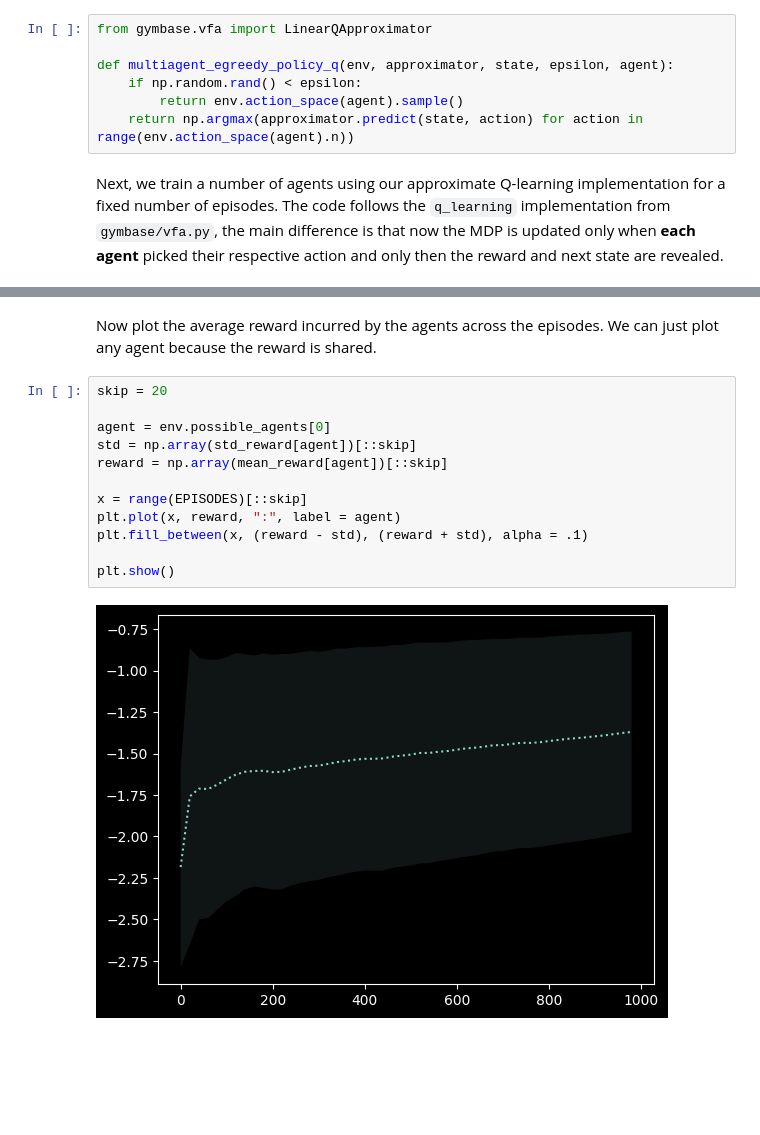
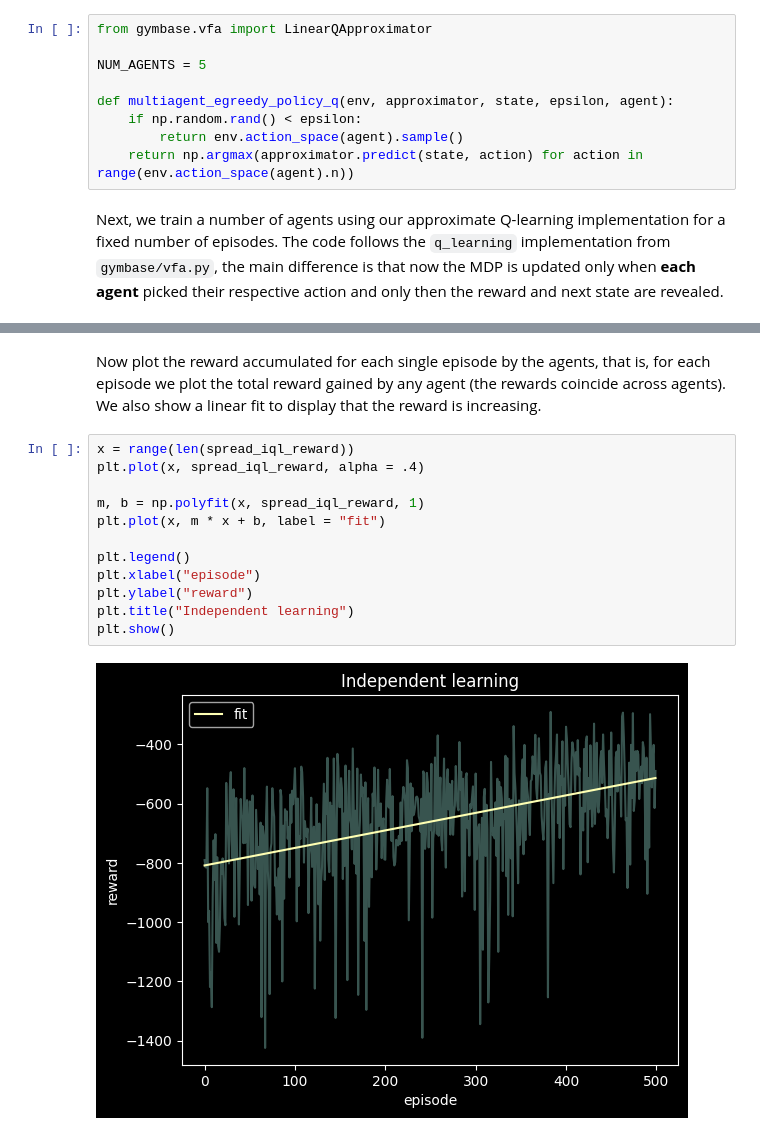
Before and after one commit to afflint/rlcoding, a Jupyter notebook: 2024-25/L7-multiagent-rl.ipynb, the cells around one changed output, grey strips where cells are left out. Cells and saved outputs as stored; diff of their text form; blank space fills up the shorter version.

Commit message:
global learning code and plot

````diff
--- a/2024-25/L7-multiagent-rl.ipynb
+++ b/2024-25/L7-multiagent-rl.ipynb
@@ -127,6 +129,8 @@ The approach is the same as in the classic RL case, we have a set of weights $w$
 As before, we use an approximator, in particular ```LinearQApproximator``` which handles the weights, next, we need to redefine the ```egreedy_policy_q``` function for the multiagent setting to allow different agents to have different actions sets (note that in our example the agents all have the same action set).
 # %%
 from gymbase.vfa import LinearQApproximator
+
+NUM_AGENTS = 5
 
 def multiagent_egreedy_policy_q(env, approximator, state, epsilon, agent):
 	if np.random.rand() < epsilon:
@@ -220,16 +225,16 @@ env.close()
-# %% [markdown]
-Now plot the average reward incurred by the agents across the episodes. We can just plot any agent because the reward is shared.
-# %%
-skip = 20
-
-agent = env.possible_agents[0]
-std = np.array(std_reward[agent])[::skip]
-reward = np.array(mean_reward[agent])[::skip]
-
-x = range(EPISODES)[::skip]
-plt.plot(x, reward, ":", label = agent)
-plt.fill_between(x, (reward - std), (reward + std), alpha = .1)
-
-plt.show()
-# %% [output]
-[figure, removed]
+# %% [markdown]
+Now plot the reward accumulated for each single episode by the agents, that is, for each episode we plot the total reward gained by any agent (the rewards coincide across agents). We also show a linear fit to display that the reward is increasing.
+# %%
+x = range(len(spread_iql_reward))
+plt.plot(x, spread_iql_reward, alpha = .4)
+
+m, b = np.polyfit(x, spread_iql_reward, 1)
+plt.plot(x, m * x + b, label = "fit")
+
+plt.legend()
+plt.xlabel("episode")
+plt.ylabel("reward")
+plt.title("Independent learning")
+plt.show()
+# %% [output]
+[figure, added]
````
Also changed, not shown: parts of 7 cells of this notebook.
